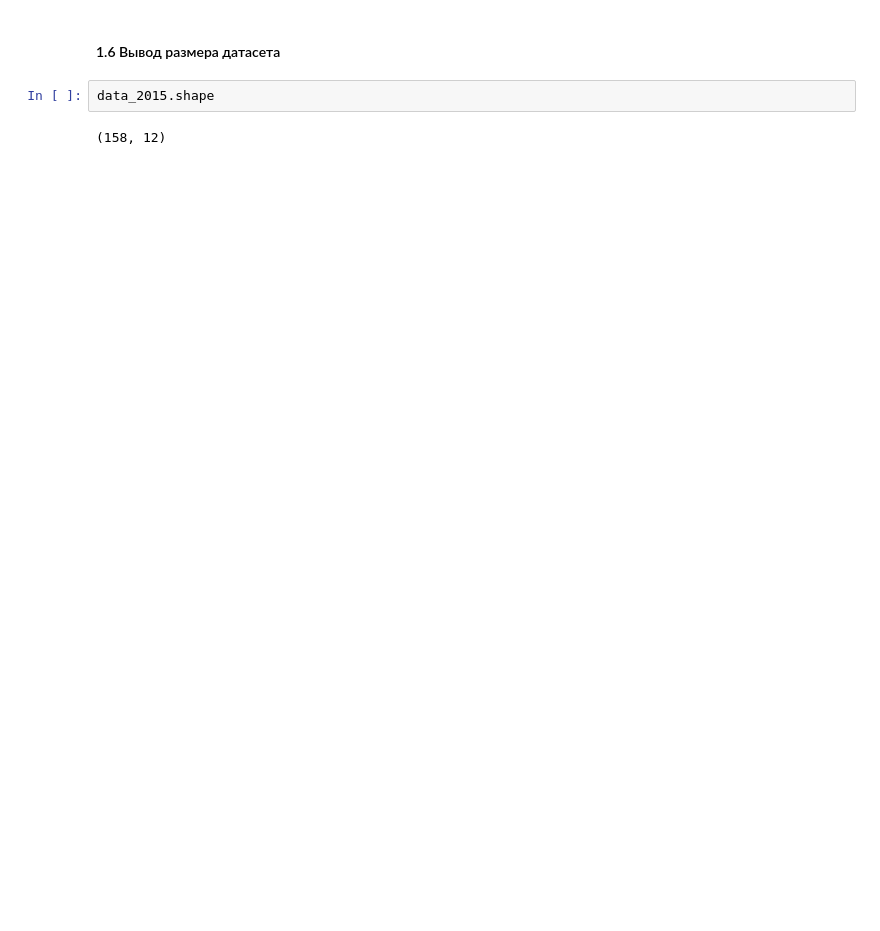
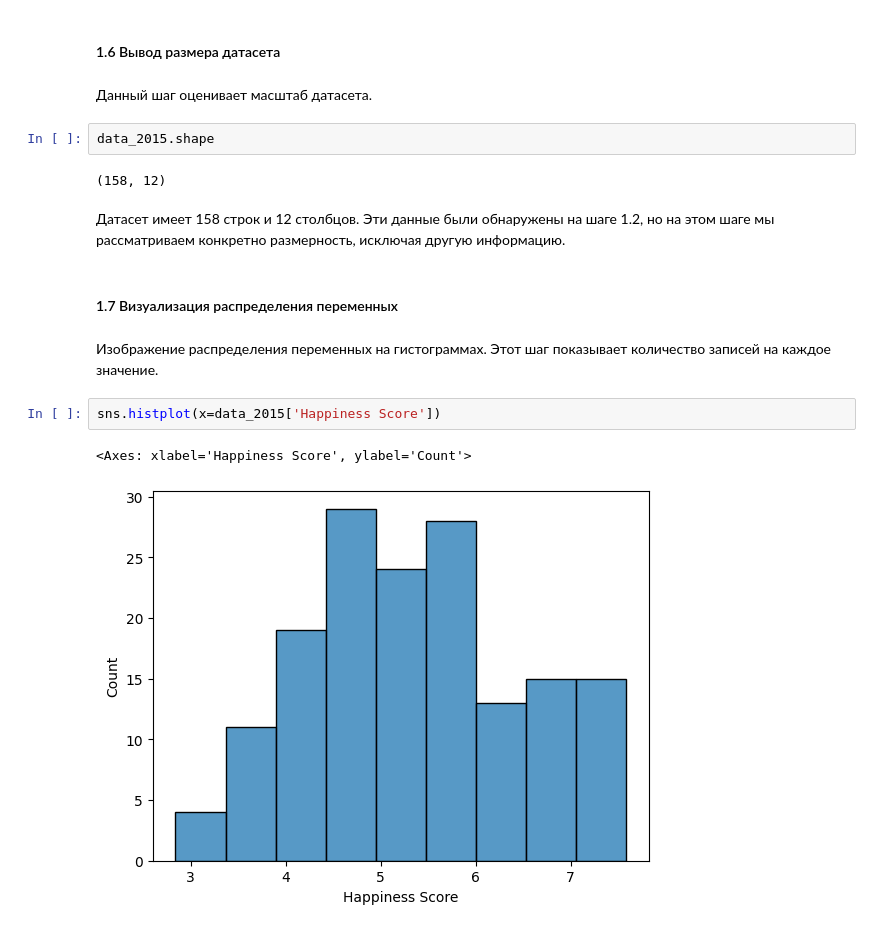
Before and after one commit to coretlwww/analysis_whr, a Jupyter notebook: notebooks/step_1.ipynb, the cells around one changed output. Saved outputs shown, nothing was run; the diff lists cells and outputs as text; blank space fills up the shorter version.

```diff
--- a/notebooks/step_1.ipynb
+++ b/notebooks/step_1.ipynb
@@ -96,6 +108,19 @@ np.int64(0)
 # %% [markdown]
 #### 1.6 Вывод размера датасета
+# %% [markdown]
+Данный шаг оценивает масштаб датасета.
 # %%
 data_2015.shape
 # %% [output]
 (158, 12)
+# %% [markdown]
+Датасет имеет 158 строк и 12 столбцов. Эти данные были обнаружены на шаге 1.2, но на этом шаге мы рассматриваем конкретно размерность, исключая другую информацию.
+# %% [markdown]
+#### 1.7 Визуализация распределения переменных
+# %% [markdown]
+Изображение распределения переменных на гистограммах. Этот шаг показывает количество записей на каждое значение.
+# %%
+sns.histplot(x=data_2015['Happiness Score'])
+# %% [output]
+<Axes: xlabel='Happiness Score', ylabel='Count'>
+[figure, added]
```
Also changed, not shown: parts of 15 cells of this notebook, 1 other file.
